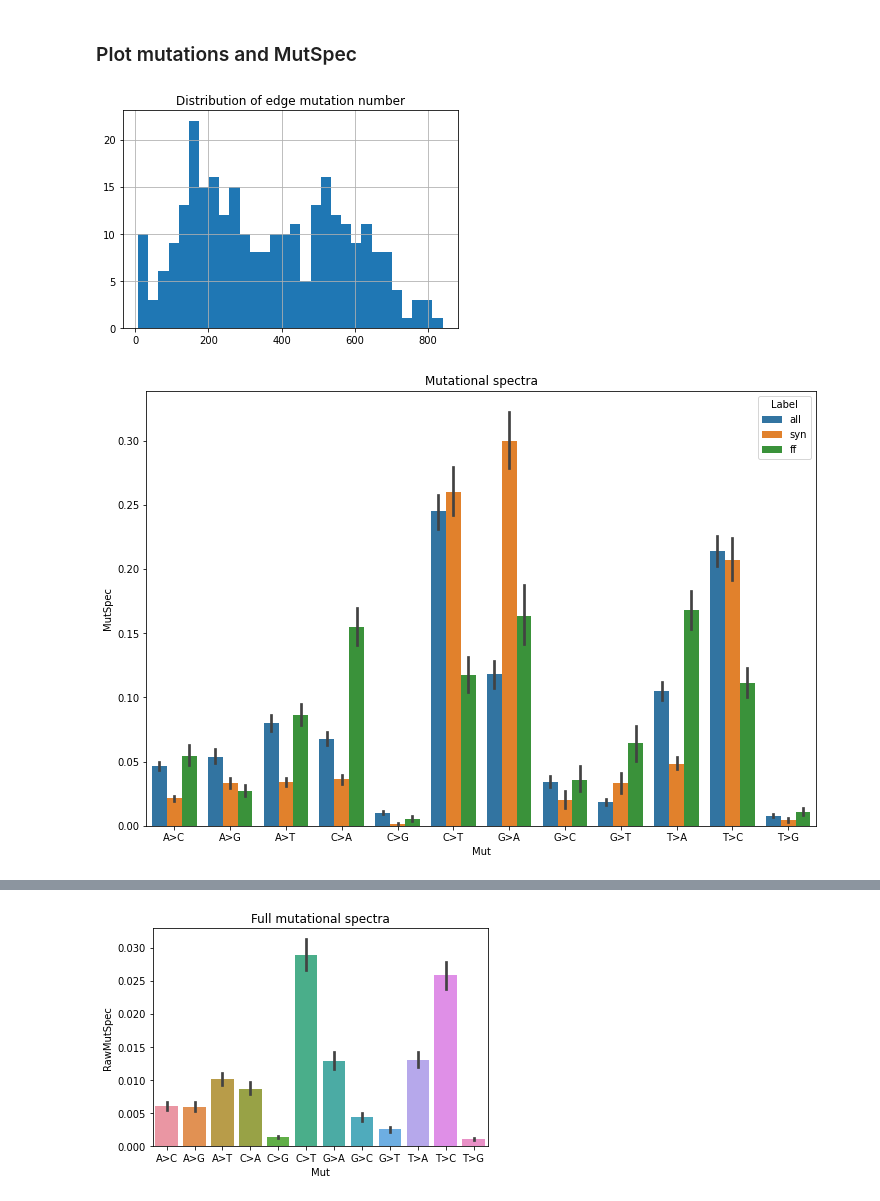
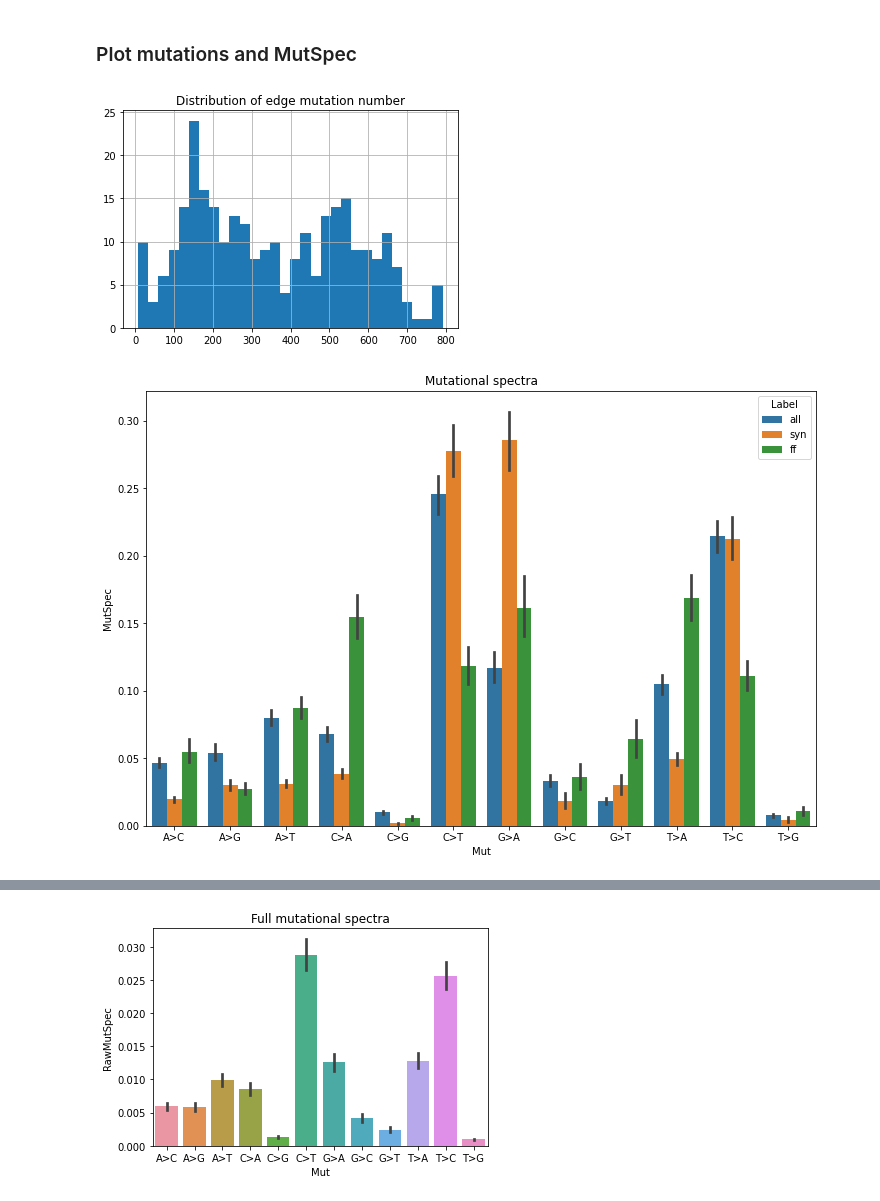
Before and after one commit to mitoclub/PyMutSpec, a Jupyter notebook: notebooks/mut_extraction_nematoda.ipynb, the cells around one changed output, grey strips where cells are left out. Saved outputs shown, nothing was run; the diff lists cells and outputs as text; code cells hidden in the pictures.

```diff
--- a/notebooks/mut_extraction_nematoda.ipynb
+++ b/notebooks/mut_extraction_nematoda.ipynb
@@ -106,3 +99,14 @@ mutations.loc[(mutations.Label < 0) & (mutations.RefAa == "*"), "Label"] = -2
+# %%
+_path = "../data/processed/nematoda/22-05-22-15-51-30"
+
+mutations = pd.read_csv(f"{_path}/mutations.tsv", sep="\t")
+edge_mutspec12 = pd.read_csv(f"{_path}/mutspec12.tsv", sep="\t")
+edge_mutspec12genes = pd.read_csv(f"{_path}/mutspec12genes.tsv", sep="\t")
+freqs = pd.read_csv(f"{_path}/freqs.tsv", sep="\t")
+
+edge_mutspec_all = edge_mutspec12[edge_mutspec12.Label == "all"]
+edge_mutspec_syn = edge_mutspec12[edge_mutspec12.Label == "syn"]
+edge_mutspec_ff  = edge_mutspec12[edge_mutspec12.Label == "ff"]
 # %%
 mutations
 # %% [output]
@@ -184,7 +190,8 @@ def rev_comp(mut: str):
     new_mut = new_mut.translate(translator)
     return new_mut
 # %%
-edge_mutspec["Mut"] = edge_mutspec["Mut"].str.translate(translator)
+edge_mutspec12["Mut"] = edge_mutspec12["Mut"].str.translate(translator)
+edge_mutspec12genes["Mut"] = edge_mutspec12genes["Mut"].str.translate(translator)
 
 edge_mutspec_all["Mut"] = edge_mutspec_all["Mut"].str.translate(translator)
 edge_mutspec_syn["Mut"] = edge_mutspec_syn["Mut"].str.translate(translator)
@@ -195,11 +202,11 @@ edge_mutspec_ff["Mut"] = edge_mutspec_ff["Mut"].str.translate(translator)
 mutations.groupby("AltNode").apply(len).hist(bins=30)
 plt.title("Distribution of edge mutation number");
 # %% [output]
-[figure, old version]
+[figure, new version]
 # %%
 plt.figure(figsize=(12, 8))
-sns.barplot(x="Mut", y="MutSpec", hue="Label", data=edge_mutspec, order=sorted(edge_mutspec.Mut.unique()));
+sns.barplot(x="Mut", y="MutSpec", hue="Label", data=edge_mutspec12, order=sorted(edge_mutspec12.Mut.unique()))
 plt.title("Mutational spectra")
 plt.show()
 # %% [output]
-[figure, old version]
+[figure, new version]
```
Also changed, not shown: parts of 23 cells of this notebook, 10 other files.
